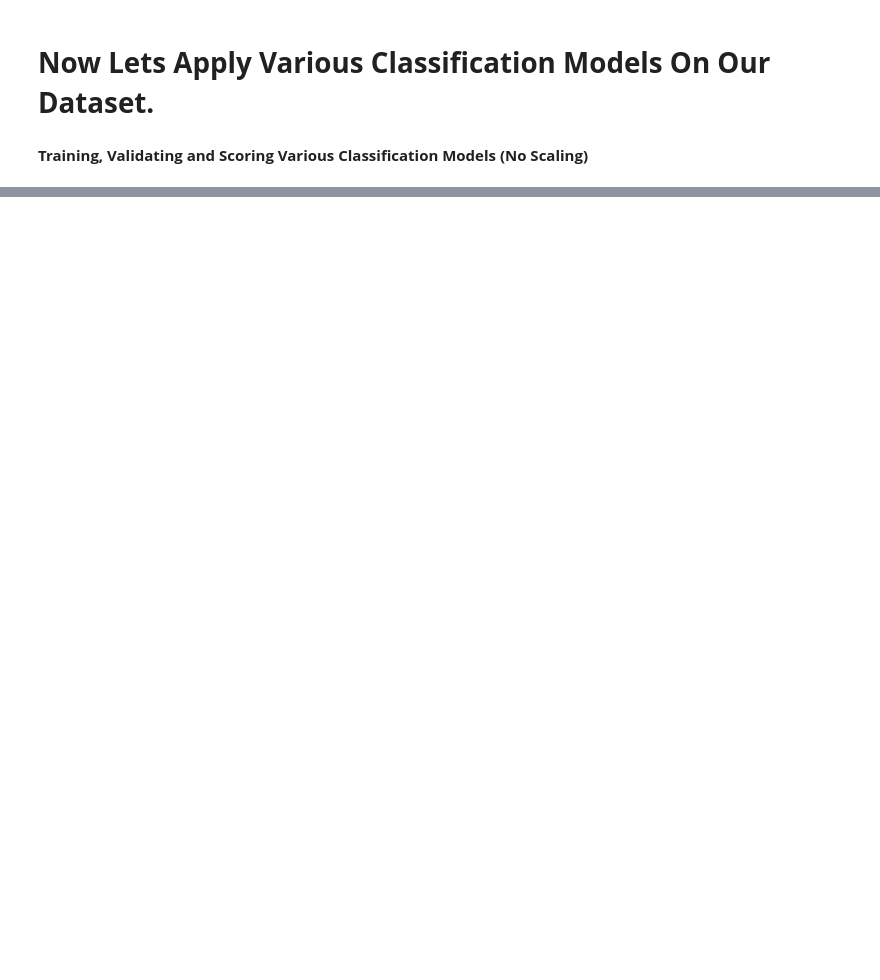
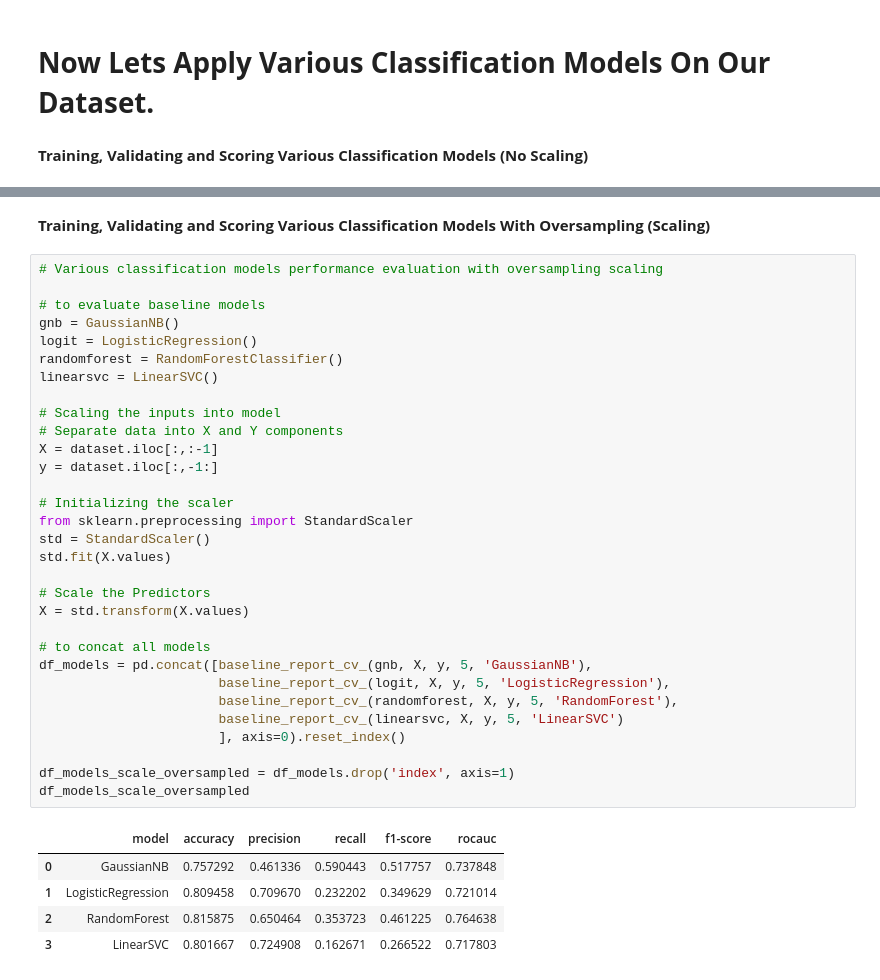
Before and after one commit to Adityasingh3008/CREDIT-CARD-DEFAULT-PREDICTION, a Jupyter notebook: Individual_Notebook_Credit_Card_Default_Prediction_(Capstone_Project_3).ipynb, the cells around one changed output, grey strips where cells are left out. Cells and saved outputs as stored; diff of their text form; blank space fills up the shorter version.

```diff
--- a/Individual_Notebook_Credit_Card_Default_Prediction_(Capstone_Project_3).ipynb
+++ b/Individual_Notebook_Credit_Card_Default_Prediction_(Capstone_Project_3).ipynb
@@ -883,0 +1016,39 @@ df_models_no_scale
+# %% [markdown]
+**Training, Validating and Scoring Various Classification Models With Oversampling (Scaling)**
+# %%
+# Various classification models performance evaluation with oversampling scaling
+
+# to evaluate baseline models
+gnb = GaussianNB()
+logit = LogisticRegression()
+randomforest = RandomForestClassifier()
+linearsvc = LinearSVC()
+
+# Scaling the inputs into model
+# Separate data into X and Y components
+X = dataset.iloc[:,:-1]
+y = dataset.iloc[:,-1:]
+
+# Initializing the scaler
+from sklearn.preprocessing import StandardScaler
+std = StandardScaler()
+std.fit(X.values)
+
+# Scale the Predictors
+X = std.transform(X.values)
+
+# to concat all models
+df_models = pd.concat([baseline_report_cv_(gnb, X, y, 5, 'GaussianNB'),
+                       baseline_report_cv_(logit, X, y, 5, 'LogisticRegression'),
+                       baseline_report_cv_(randomforest, X, y, 5, 'RandomForest'),
+                       baseline_report_cv_(linearsvc, X, y, 5, 'LinearSVC')
+                       ], axis=0).reset_index()
+
+df_models_scale_oversampled = df_models.drop('index', axis=1)
+df_models_scale_oversampled
+# %% [output]
+|  | model | accuracy | precision | recall | f1-score | rocauc |
+| 0 | GaussianNB | 0.757292 | 0.461336 | 0.590443 | 0.517757 | 0.737848 |
+| 1 | LogisticRegression | 0.809458 | 0.709670 | 0.232202 | 0.349629 | 0.721014 |
+| 2 | RandomForest | 0.815875 | 0.650464 | 0.353723 | 0.461225 | 0.764638 |
+| 3 | LinearSVC | 0.801667 | 0.724908 | 0.162671 | 0.266522 | 0.717803 |
```
Also changed, not shown: parts of 11 cells of this notebook.
